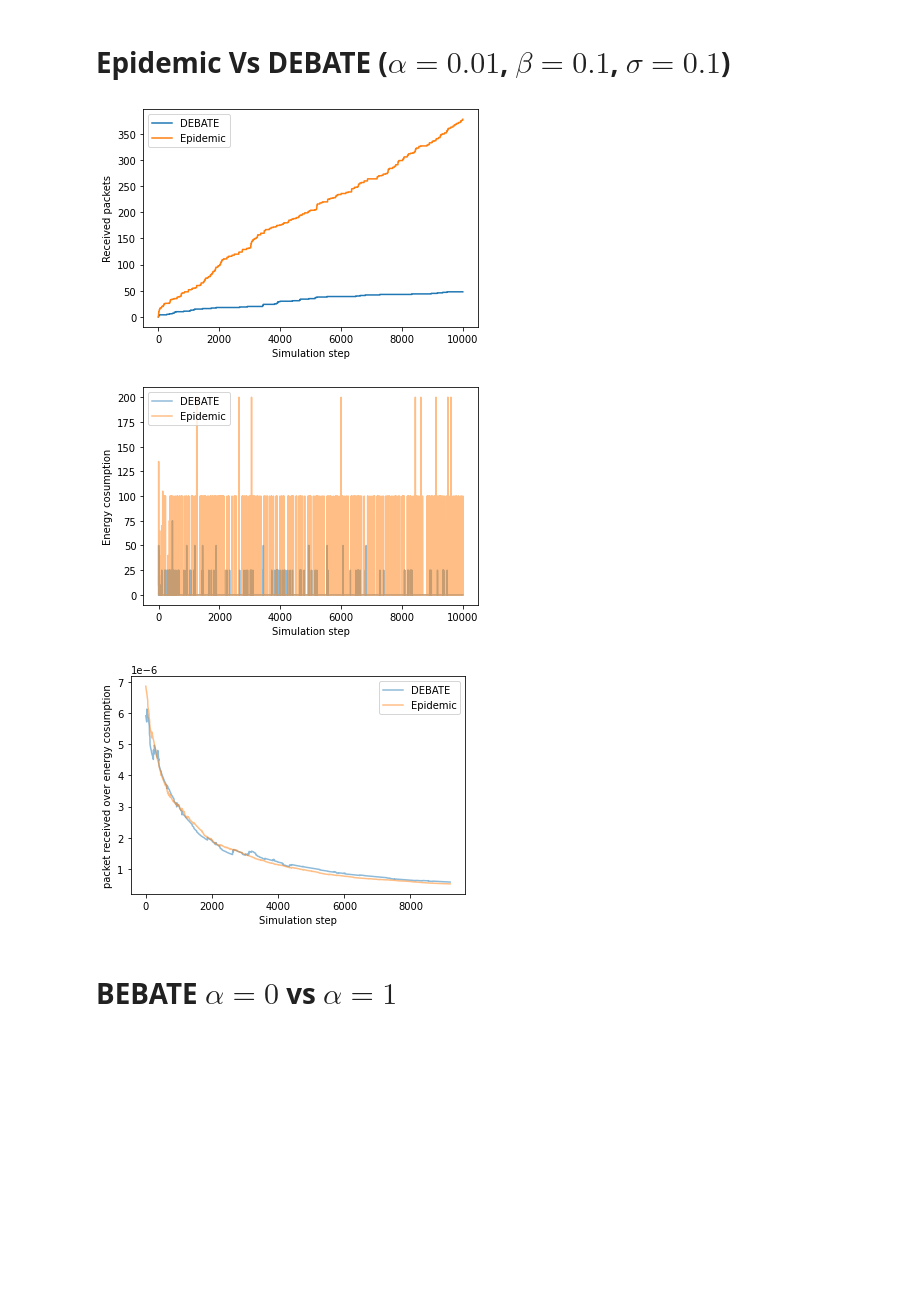
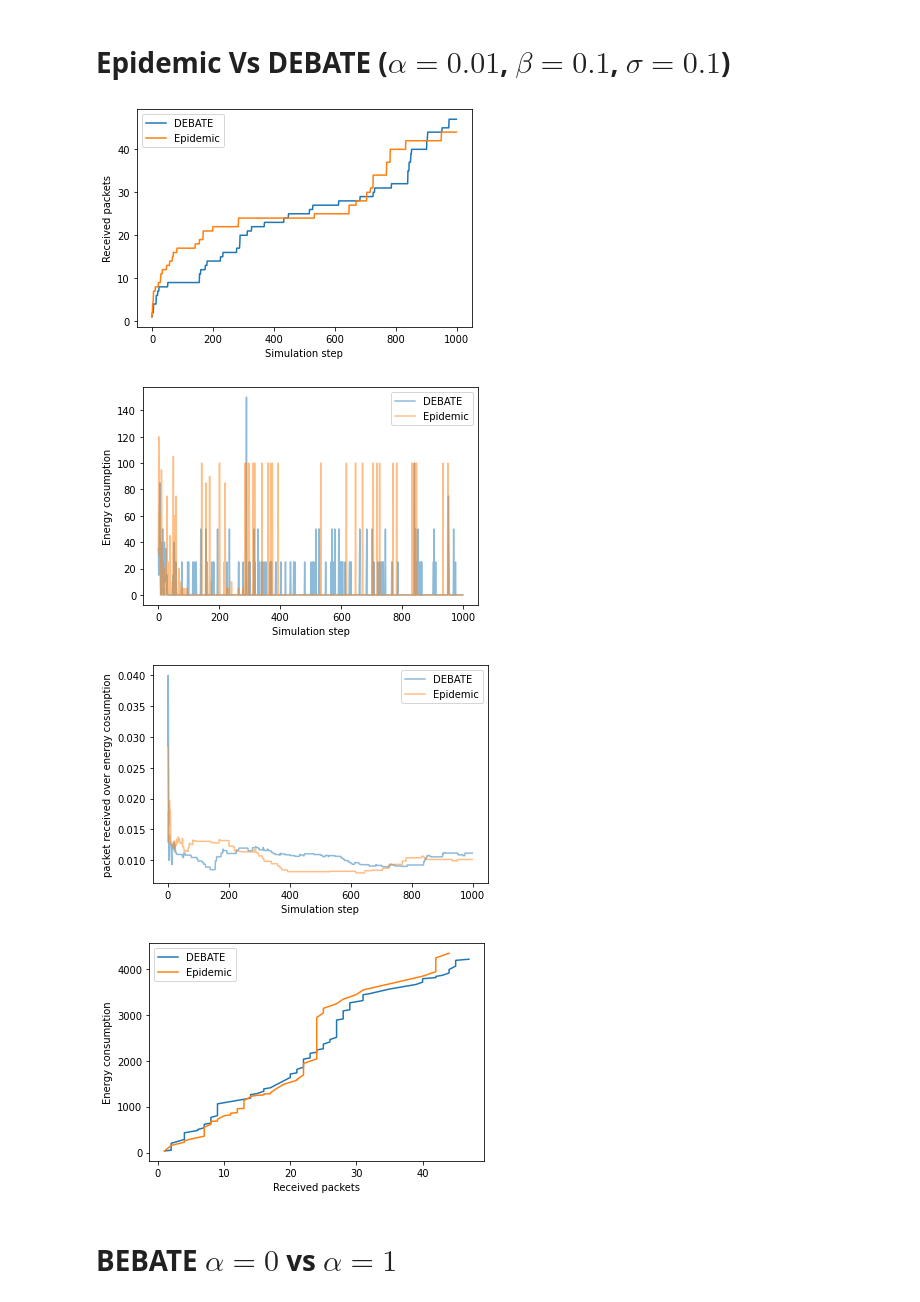
Before and after one commit to AndreaMnzt/DTNsimulator, a Jupyter notebook: Simulator.ipynb, the cells around one changed output. Drawn from its saved outputs; the diff is of its cells as text; code cells hidden in the pictures; blank space fills up the shorter version.

```diff
--- a/Simulator.ipynb
+++ b/Simulator.ipynb
@@ -354,7 +367,7 @@ energy_per_packet = 5
 deltaP = 0.1 #sigma
 deltaW = 0.1 #beta
 alpha = 0.05 #alpha
-simulation_len = 10000
+simulation_len = 1000
 last_generated_packet = simulation_len #/10
 max_bundle_size = 20
 
@@ -364,7 +377,7 @@ num_dev = 20
 
 
 
-s= Simulator(num_dev/(300*150),
+s_p= Simulator(num_dev/(300*150),
              classes = {'static':30, 'slow':50, 'fast':20} ,
              arrival_rate = arrival_rate,
              energy_per_packet = energy_per_packet,
@@ -383,38 +396,41 @@ p_remaining_energy = []
 p_P_succ = []
 p_W_sum = []
 generated_counter = 0
+charged_en = 0
+initial_energy = sum([n.energy for n in s_p.nodes])
 
 for i in range(simulation_len):
 
     #update distances, B and P_succ of near nodes
-    s.update_nodes_info()
+    s_p.update_nodes_info()
 
     #print(s.nodes_positions)
 
     #generate new pkts
     if generated_counter < last_generated_packet:
         generated_counter += 1
-        p_generated_pcks.append(s.generate_packets())
+        p_generated_pcks.append(s_p.generate_packets())
 
     #for every node with at least a packet start the diffusion
     # a node decide to who he wants to send the packet
     # the reveiver decide if he wants to accept it
     # -> link weights and P_succ update
 
-    rec, drop, energy =  s.communicate(mode = "epidemic")
+    rec, drop, energy =  s_p.communicate(mode = "epidemic")
     p_received_pcks.append(rec)
     p_energy_consumption.append(energy)
     #p_dropped_pcks.append(drop)
 
-    s.charge_nodes()
-    p_remaining_energy.append(sum([node.energy for node in s.nodes]))
+    charged_en += s_p.charge_nodes()
+
+    p_remaining_energy.append(sum([node.energy for node in s_p.nodes]))
     #p_P_succ.append(sum([node.P_succ for node in s.nodes]))
     #p_W_sum.append(sum([i[2] for i in s.graph.edges(data =  'weight')]))
 
 
 
     # move nodes
-    s.move_nodes()
+    s_p.move_nodes()
 
 
     print( '(' + str(i) +')', end = ' ')
@@ -448,47 +482,63 @@ Received packets over energy radio = 5.16794477255311e-07
 # %% [markdown]
 # Epidemic Vs DEBATE ($\alpha = 0.01$, $\beta = 0.1$, $\sigma = 0.1$)
 # %%
-r = 10000
+r = 1000
 plt.plot(range(r), np.cumsum(received_pcks)[:r])
 plt.plot(range(r), np.cumsum(p_received_pcks)[:r])
 plt.xlabel('Simulation step')
 plt.ylabel('Received packets')
 
 plt.legend(['DEBATE', 'Epidemic'])
 plt.savefig('results/debate_epidemic')
 plt.show()
 
 
 #plt.plot(range(1000), )
 plt.plot(range(r), energy_consumption[:r], alpha=0.5)
 plt.plot(range(r), p_energy_consumption[:r], alpha = 0.5)
 plt.xlabel('Simulation step')
 plt.ylabel('Energy cosumption')
 
 plt.legend(['DEBATE', 'Epidemic'])
 plt.savefig('results/remaining_energy')
 plt.show()
 
 
 #plt.plot(range(1000), )
 plt.figure()
 #sum(received_pcks)/sum(generated_pcks)/sum(energy_consumption)
-score_debate = (np.cumsum(received_pcks)/np.cumsum(generated_pcks)/np.cumsum(energy_consumption))[800:r]
-score_epidemic = (np.cumsum(p_received_pcks)/np.cumsum(p_generated_pcks)/np.cumsum(p_energy_consumption))[800:r]
+#score_debate = (np.cumsum(received_pcks)/np.cumsum(generated_pcks)/np.cumsum(energy_consumption))[800:r]
+#score_epidemic = (np.cumsum(p_received_pcks)/np.cumsum(p_generated_pcks)/np.cumsum(p_energy_consumption))[800:r]
+score_debate = (np.cumsum(received_pcks)/np.cumsum(energy_consumption))[:r]
+score_epidemic = (np.cumsum(p_received_pcks)/np.cumsum(p_energy_consumption))[:r]
 
-plt.plot(range(r-800), np.nan_to_num(score_debate), alpha=0.5)
-plt.plot(range(r-800), np.nan_to_num(score_epidemic) , alpha = 0.5)
+plt.plot(range(r), np.nan_to_num(score_debate), alpha=0.5)
+plt.plot(range(r), np.nan_to_num(score_epidemic) , alpha = 0.5)
 
 plt.xlabel('Simulation step')
 plt.ylabel('packet received over energy cosumption')
 
 plt.legend(['DEBATE', 'Epidemic'])
 #plt.savefig('results/remaining_energy')
 plt.show()
+
+
+
+plt.figure()
+plt.plot(np.cumsum(received_pcks), np.cumsum(energy_consumption))
+plt.plot(np.cumsum(p_received_pcks), np.cumsum(p_energy_consumption))
+
+plt.xlabel('Received packets')
+plt.ylabel('Energy consumption')
+
+plt.legend(['DEBATE', 'Epidemic'])
+#plt.savefig('results/remaining_energy')
+plt.show()
 # %% [output]
-[figure, old version]
+[figure, new version]
-[figure, old version]
+[figure, new version]
-[figure, old version]
+[figure, new version]
+[figure, added]
 # %% [markdown]
 # BEBATE $\alpha = 0$ vs $\alpha = 1$
 # %%
```
Also changed, not shown: parts of 8 cells of this notebook, 2 other files.
